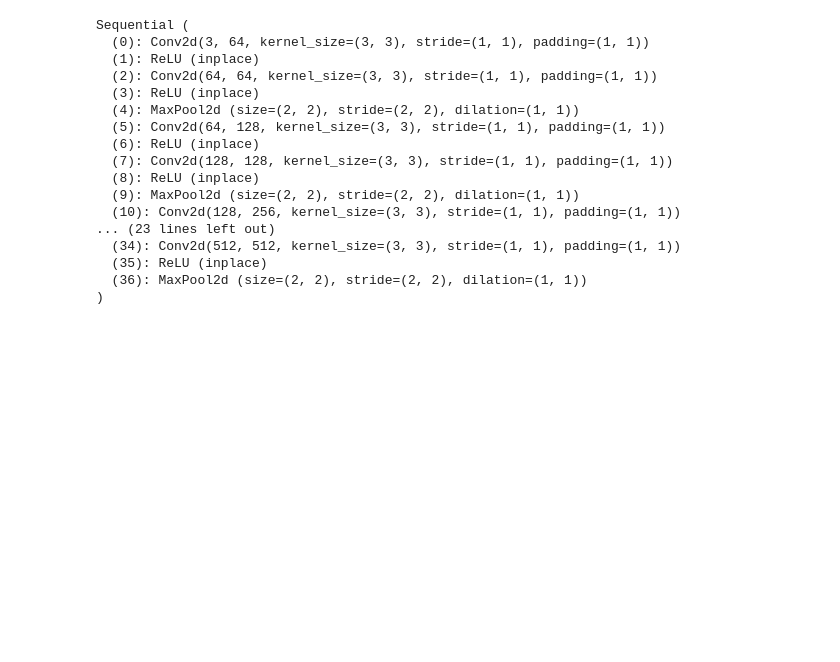
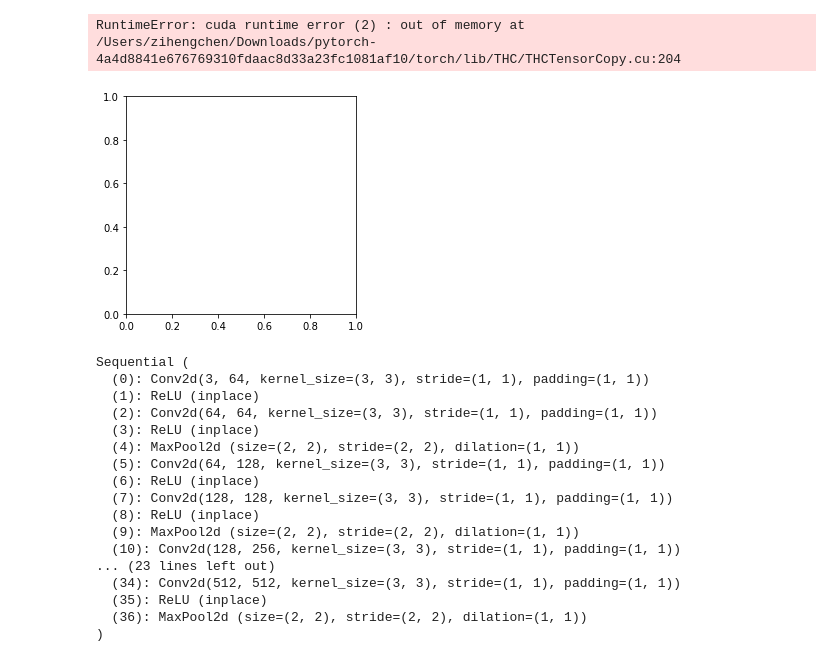
Before and after one commit to ZihengChen/DeepLearning, a Jupyter notebook: notebook/intermediate/NST.ipynb, the cells around one changed output. Cells and saved outputs as stored; diff of their text form; code cells hidden in the pictures; blank space fills up the shorter version.

```diff
--- a/notebook/intermediate/NST.ipynb
+++ b/notebook/intermediate/NST.ipynb
@@ -75,0 +79,15 @@ NameError: name 'plt' is not defined
+# %%
+plt.figure(figsize=(14,4))
+
+plt.subplot(1,3,1)
+tensor_shower(style.data,imH,imW,title = 'Style Image',denorm = denorm)
+
+plt.subplot(1,3,2)
+tensor_shower(content.data,imH,imW,title = 'Content Image',denorm = denorm)
+
+plt.subplot(1,3,3)
+img = denorm(parameter.clone().cpu().squeeze().data).clamp_(0, 1)
+tensor_shower(img,imH,imW,title = 'output Image')
+# %% [output]
+RuntimeError: cuda runtime error (2) : out of memory at /Users/zihengchen/Downloads/pytorch-4a4d8841e676769310fdaac8d33a23fc1081af10/torch/lib/THC/THCTensorCopy.cu:204
+[figure, added]
```
Also changed, not shown: parts of 8 cells of this notebook, 5 other files.
